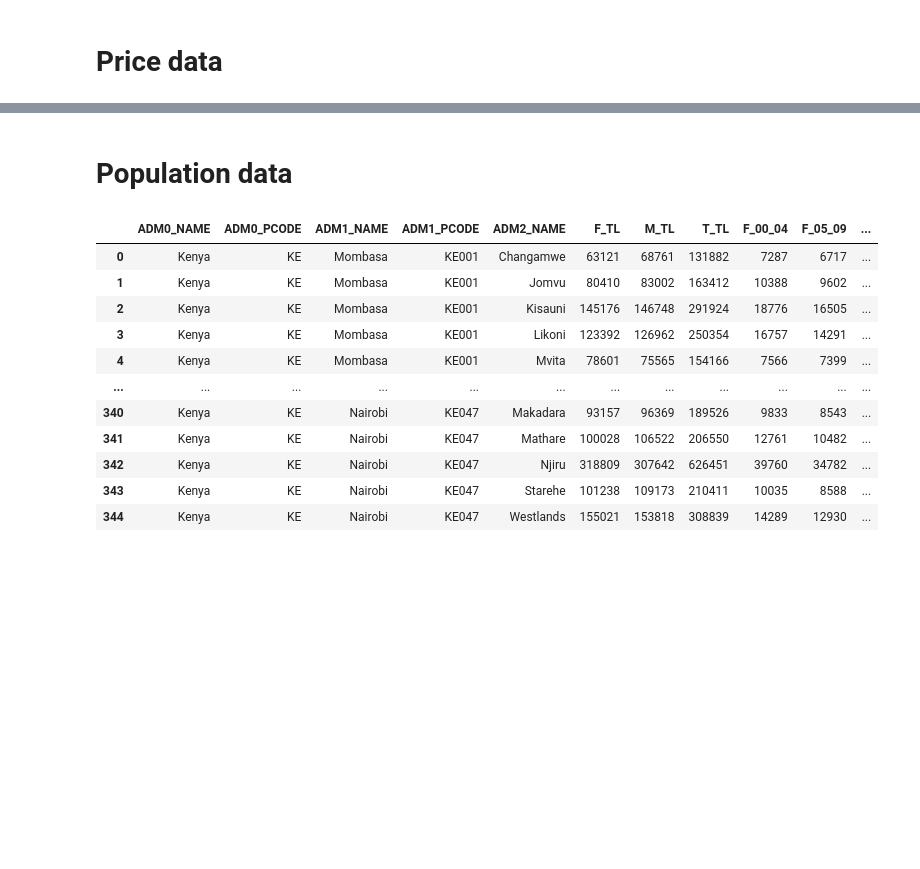
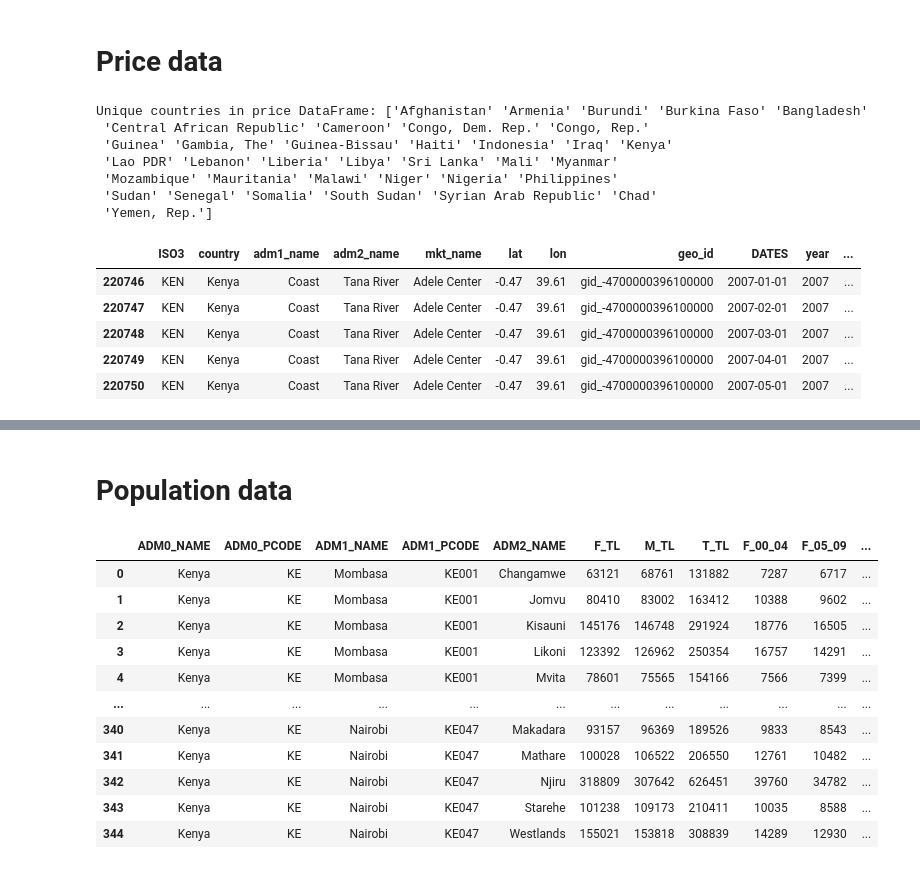
Before and after one commit to halim-jun/subnational_price_prediction, a Jupyter notebook: src/notebook/v2_subnational_analysis.ipynb, the cells around one changed output, grey strips where cells are left out. Cells and saved outputs as stored; diff of their text form; code cells hidden in the pictures; blank space fills up the shorter version.

```diff
--- a/src/notebook/v2_subnational_analysis.ipynb
+++ b/src/notebook/v2_subnational_analysis.ipynb
@@ -3,10 +3,26 @@ import pandas as pd
 # %% [markdown]
 # Price data
 # %%
-
-price = pd.read_parquet("https://drive.google.com/file/d/1In0phmpmTLejavhAz8MsdhfPPDXPz0gM/view?usp=drive_link")
+csv_path = "../../data/worldbank_imputed_price_data/WLD_RTFP_mkt_2026-02-03.csv"
+price = pd.read_csv(csv_path)
 
 target_countries = ['Kenya', 'Ethiopia', 'Somalia']
 print("Unique countries in price DataFrame:", price['country'].unique())
 target_countries_df = price[price['country'].isin(target_countries)]
+pd.set_option('display.max_columns', None)   # 컬럼 개수 제한 해제
+
 target_countries_df.head()
+# %% [output]
+Unique countries in price DataFrame: ['Afghanistan' 'Armenia' 'Burundi' 'Burkina Faso' 'Bangladesh'
+ 'Central African Republic' 'Cameroon' 'Congo, Dem. Rep.' 'Congo, Rep.'
+ 'Guinea' 'Gambia, The' 'Guinea-Bissau' 'Haiti' 'Indonesia' 'Iraq' 'Kenya'
+ 'Lao PDR' 'Lebanon' 'Liberia' 'Libya' 'Sri Lanka' 'Mali' 'Myanmar'
+ 'Mozambique' 'Mauritania' 'Malawi' 'Niger' 'Nigeria' 'Philippines'
+ 'Sudan' 'Senegal' 'Somalia' 'South Sudan' 'Syrian Arab Republic' 'Chad'
+ 'Yemen, Rep.']
+|  | ISO3 | country | adm1_name | adm2_name | mkt_name | lat | lon | geo_id | DATES | year | ... |
+| 220746 | KEN | Kenya | Coast | Tana River | Adele Center | -0.47 | 39.61 | gid_-4700000396100000 | 2007-01-01 | 2007 | ... |
+| 220747 | KEN | Kenya | Coast | Tana River | Adele Center | -0.47 | 39.61 | gid_-4700000396100000 | 2007-02-01 | 2007 | ... |
+| 220748 | KEN | Kenya | Coast | Tana River | Adele Center | -0.47 | 39.61 | gid_-4700000396100000 | 2007-03-01 | 2007 | ... |
+| 220749 | KEN | Kenya | Coast | Tana River | Adele Center | -0.47 | 39.61 | gid_-4700000396100000 | 2007-04-01 | 2007 | ... |
+| 220750 | KEN | Kenya | Coast | Tana River | Adele Center | -0.47 | 39.61 | gid_-4700000396100000 | 2007-05-01 | 2007 | ... |
```
Also changed, not shown: parts of 17 cells of this notebook, 34 other files.
